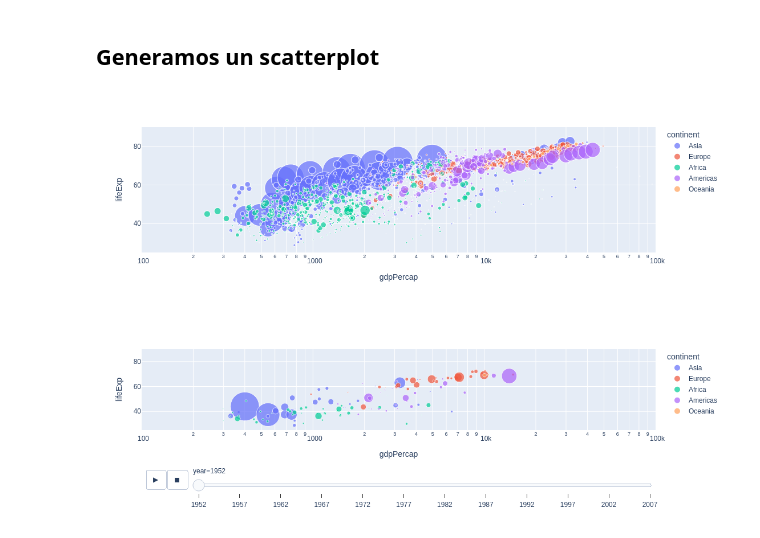
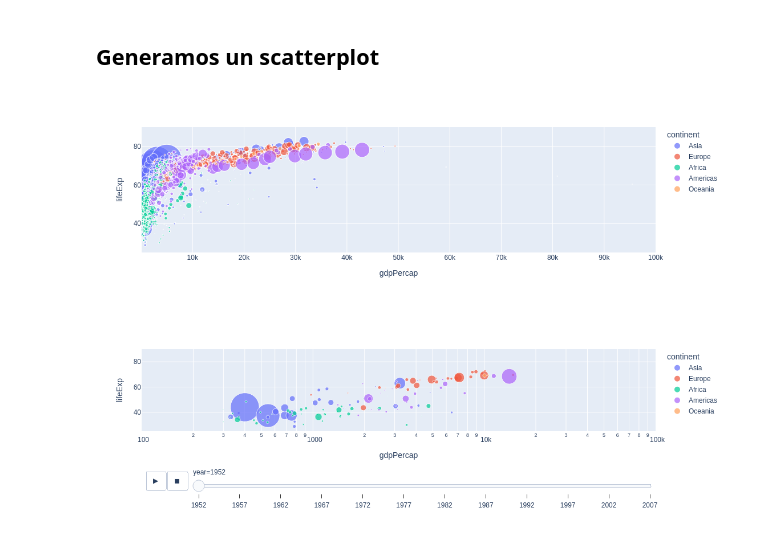
Before and after one commit to pedroconcejero/ucm_master_25_26, a Jupyter notebook: 05_plotly_animacion_con_write_html.ipynb, the cells around one changed output. Cells and saved outputs as stored; diff of their text form; code cells hidden in the pictures.

```diff
--- a/05_plotly_animacion_con_write_html.ipynb
+++ b/05_plotly_animacion_con_write_html.ipynb
@@ -40,18 +40,16 @@ df.describe(include = 'all')
 # %%
 px.scatter(df,
            x="gdpPercap",
            y="lifeExp",
-#           animation_frame="year",
-#           animation_group="country",
            size="pop",
            color="continent",
            hover_name="country",
-           log_x=True,
+#           log_x=True,
            size_max=55,
            range_x=[100,100000],
            range_y=[25,90])
 # %% [output]
-[figure, old version]
+[figure, new version]
 # %%
 px.scatter(df,
            x="gdpPercap",
```
Also changed, not shown: parts of 3 cells of this notebook.
